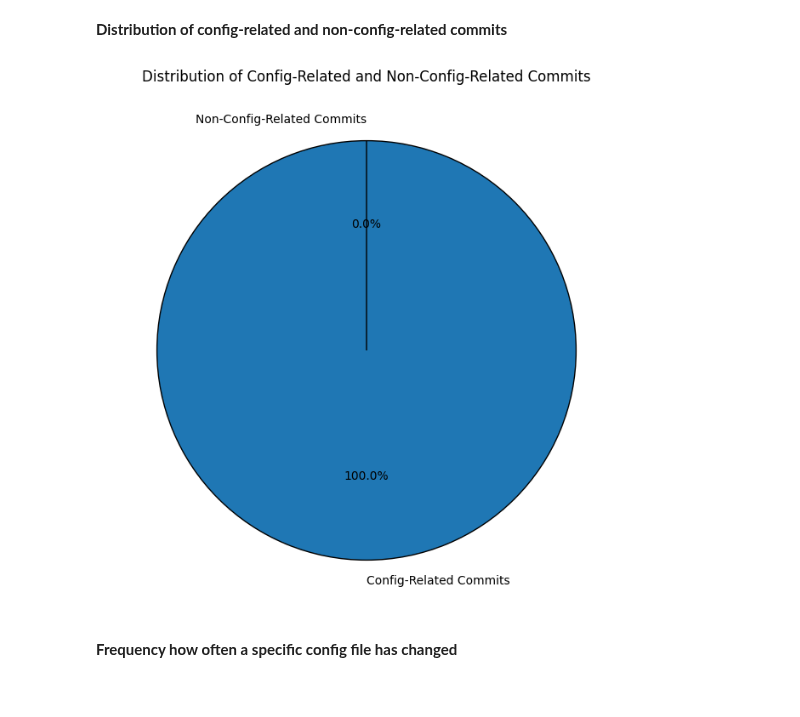
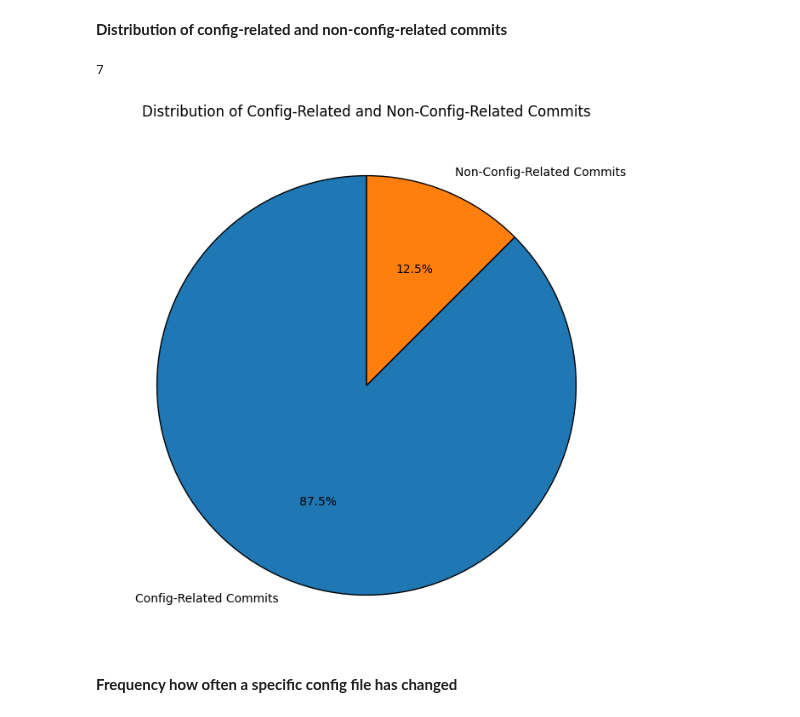
Before and after one commit to simisimon/config-space, a Jupyter notebook: src/analysis.ipynb, the cells around one changed output. Cells and saved outputs as stored; diff of their text form; code cells hidden in the pictures.

```diff
--- a/src/analysis.ipynb
+++ b/src/analysis.ipynb
@@ -284,5 +213,12 @@ Write commit data into file ../data/analyzed_projects/Ward.json
     - distribution of contributors that perform config changes
     - total number of options over time
     - total number of links over time
+# %%
+import json
+
+data_file = "../data/analyzed_projects/test_project.json"
+
+with open(data_file, "r", encoding="utf-8") as src:
+    data = json.load(src)
 # %%
 import matplotlib.pyplot as plt
@@ -424,30 +372,30 @@ plt.show()
 # %%
 import matplotlib.pyplot as plt
 
-config_related_count = 0
-non_config_related_count = 0
+# TODO: as we only store config related commit, we need to calculate: # total commits/ # config related commits
 
-for commit in data:
-    config_files_changed = any(
-        "insertions" in file or "deletions" in file
-        for file in commit["network_data"]["config_files_data"]
-    )
-    if config_files_changed:
-        config_related_count += 1
-    else:
-        non_config_related_count += 1
+def plot_config_commits_distribution(data: List):
 
-# Data for the pie chart
-labels = ['Config-Related Commits', 'Non-Config-Related Commits']
-sizes = [config_related_count, non_config_related_count]
+    config_commit_data = [commit for commit in data["config_commit_data"] if commit["is_config_related"]]
+    commit_data = [commit for commit in data["config_commit_data"] if not commit["is_config_related"]]
 
-# Plot pie chart
-plt.figure(figsize=(8, 8))
-plt.pie(sizes, labels=labels, autopct='%1.1f%%', startangle=90, wedgeprops={'linewidth': 1, 'edgecolor': 'black'})
-plt.title("Distribution of Config-Related and Non-Config-Related Commits")
-plt.show()
+    assert len(config_commit_data) + len(commit_data) == data["len_commits"]
+
+    # Data for the pie chart
+    labels = ['Config-Related Commits', 'Non-Config-Related Commits']
+    sizes = [len(config_commit_data), len(commit_data)]
+
+    # Plot pie chart
+    plt.figure(figsize=(8, 8))
+    plt.pie(sizes, labels=labels, autopct='%1.1f%%', startangle=90, wedgeprops={'linewidth': 1, 'edgecolor': 'black'})
+    plt.title("Distribution of Config-Related and Non-Config-Related Commits")
+    plt.show()
+
+
+plot_config_commits_distribution(data=data)
 # %% [output]
+7
-[figure, old version]
+[figure, new version]
 # %% [markdown]
 **Frequency how often a specific config file has changed**
 # %%
```
Also changed, not shown: parts of 11 cells of this notebook, 9 other files.
